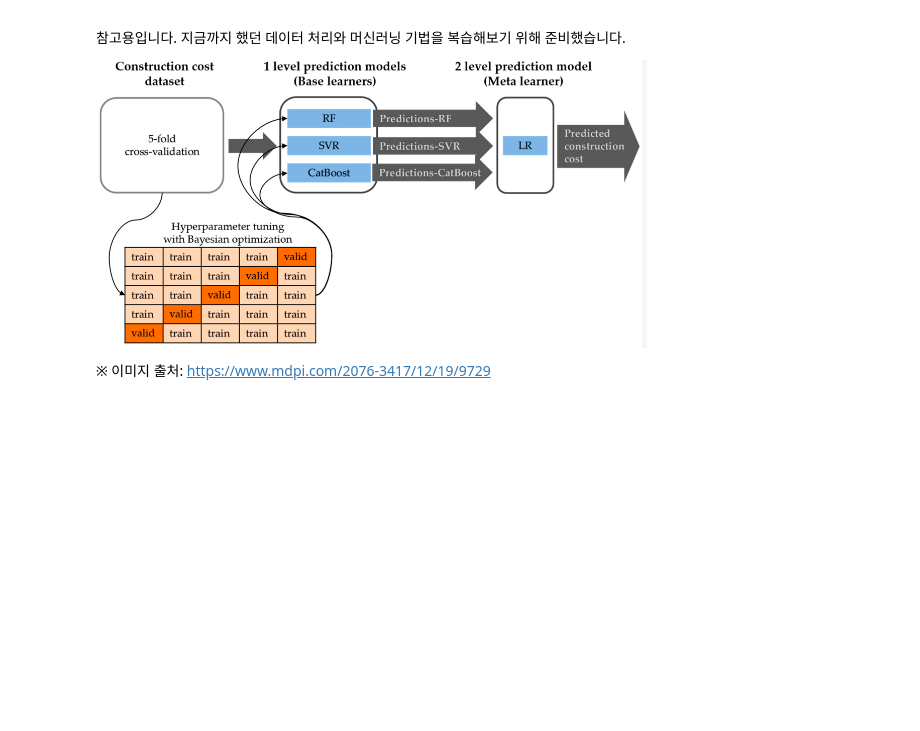
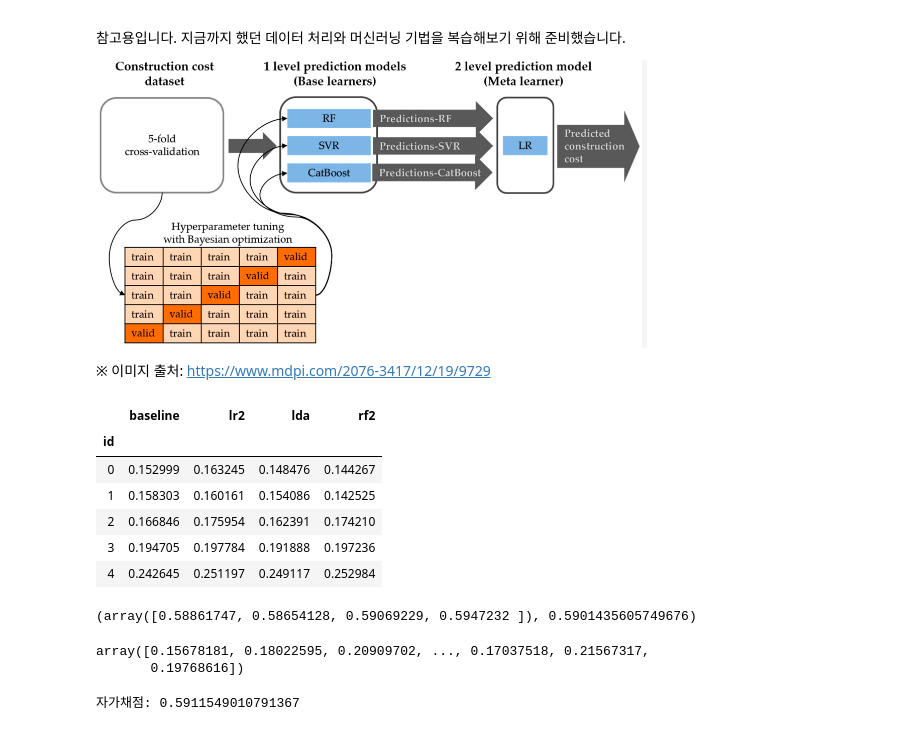
Before and after one commit to sunkusun9/DS_lv3_2511_1, a Jupyter notebook: sec_ds_lv3_prob1_kaggle.ipynb, the cells around one changed output. Saved outputs shown, nothing was run; the diff lists cells and outputs as text; code cells hidden in the pictures; blank space fills up the shorter version.

```diff
--- a/sec_ds_lv3_prob1_kaggle.ipynb
+++ b/sec_ds_lv3_prob1_kaggle.ipynb
@@ -346,3 +600,47 @@ LDA + Baseline
 ![image.png](embedded-picture-1)
 
 ※ 이미지 출처: https://www.mdpi.com/2076-3417/12/19/9729
+# %%
+from sklearn.model_selection import cross_val_predict
+
+df_cv = pd.concat([
+    pd.Series(
+        cross_val_predict(
+            clf, df_train[X_all], df_train['failure'], groups = df_train['product_code'], cv = gkf, method = 'predict_proba'
+        )[:, 1], index = df_train.index, name = name
+    )
+    for name, clf in models
+], axis=1)
+df_cv.head()
+# %% [output]
+|  | baseline | lr2 | lda | rf2 |
+| id |  |  |  |  |
+| 0 | 0.152999 | 0.163245 | 0.148476 | 0.144267 |
+| 1 | 0.158303 | 0.160161 | 0.154086 | 0.142525 |
+| 2 | 0.166846 | 0.175954 | 0.162391 | 0.174210 |
+| 3 | 0.194705 | 0.197784 | 0.191888 | 0.197236 |
+| 4 | 0.242645 | 0.251197 | 0.249117 | 0.252984 |
+# %%
+# 검증
+from sklearn.model_selection import cross_val_score
+from sklearn.linear_model import LogisticRegression
+
+clf_meta_lr = LogisticRegression(solver = 'lbfgs')
+scores = cross_val_score(
+    clf_meta_lr, df_cv, df_train['failure'], groups = df_train['product_code'], cv = gkf, scoring = 'roc_auc'
+)
+scores, np.mean(scores)
+# %% [output]
+(array([0.58861747, 0.58654128, 0.59069229, 0.5947232 ]), 0.5901435605749676)
+# %%
+prd_stk = clf_meta_lr.fit(df_cv, df_train['failure']).predict_proba(
+    df_vt
+)[:,  1]
+prd_stk
+# %% [output]
+array([0.15678181, 0.18022595, 0.20909702, ..., 0.17037518, 0.21567317,
+       0.19768616])
+# %%
+print("자가채점: {}".format(roc_auc_score(s_kaggle_ans, prd_stk)))
+# %% [output]
+자가채점: 0.5911549010791367
```
Also changed, not shown: parts of 41 cells of this notebook.
